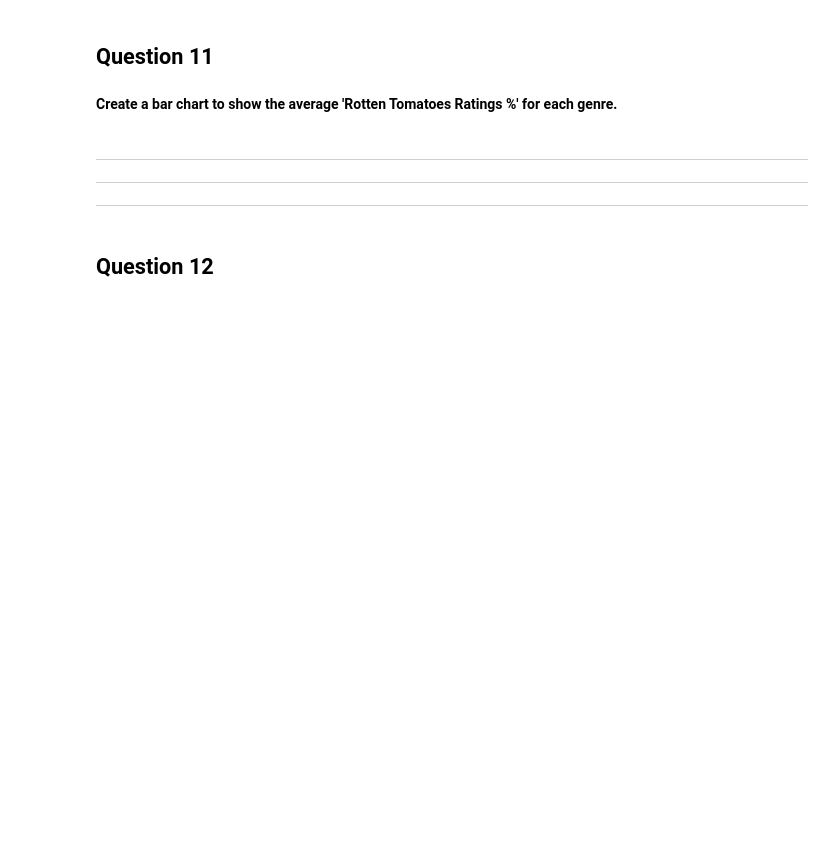
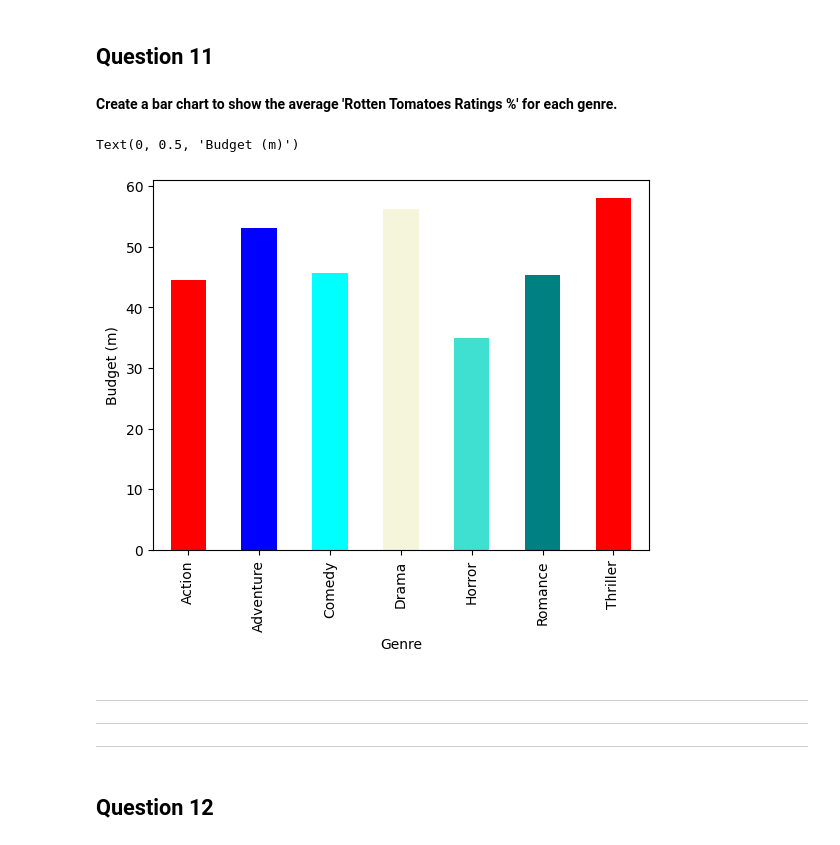
Before and after one commit to radtothebone/data-science-3401, a Jupyter notebook: Labs/Herrera_Christian_Lab10.ipynb, the cells around one changed output. Drawn from its saved outputs; the diff is of its cells as text; code cells hidden in the pictures; blank space fills up the shorter version.

```diff
--- a/Labs/Herrera_Christian_Lab10.ipynb
+++ b/Labs/Herrera_Christian_Lab10.ipynb
@@ -37,3 +37,11 @@
 ## **Question 1**
 # %% [markdown]
 **Load the Movies dataset into a pandas DataFrame and print the head of the dataset.**
+# %%
+import pandas as pd
+
+# reading the csv.
+df = pd.read_csv('Movies.csv')
+
+# The head.
+df.head()
@@ -201,6 +330,18 @@
 ## **Question 11**
 # %% [markdown]
 **Create a bar chart to show the average 'Rotten Tomatoes Ratings %' for each genre.**
+# %%
+new_df = df.groupby('Genre')['RottenTomatoes_Ratings'].mean()
+
+color_list = ['red', 'blue', 'cyan', 'beige', 'turquoise', 'teal']
+
+new_df.plot(kind='bar', color=color_list)
+
+plt.xlabel('Genre')
+plt.ylabel('Budget (m)')
+# %% [output]
+Text(0, 0.5, 'Budget (m)')
+[figure, added]
 # %% [markdown]
 
 
```
Also changed, not shown: parts of 13 cells of this notebook, 4 other files.
